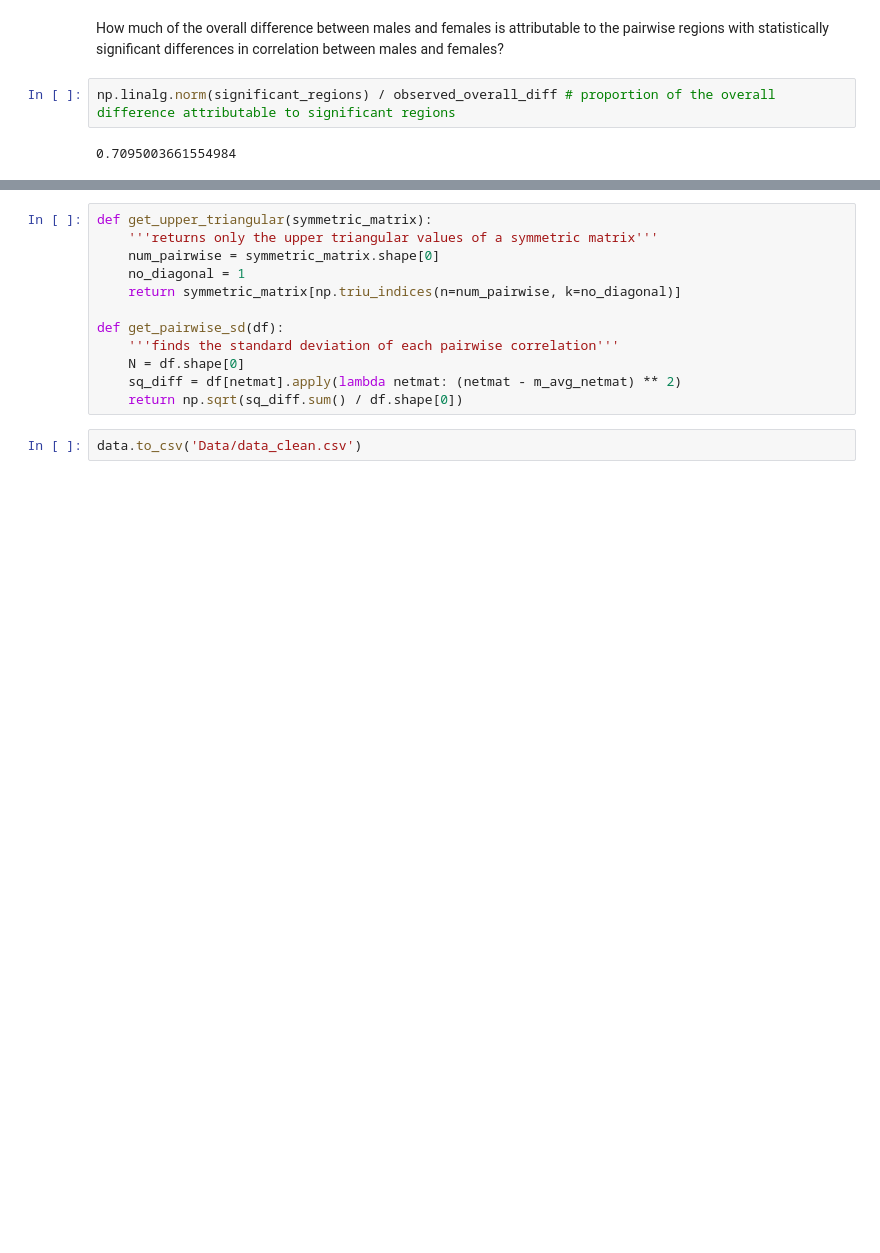
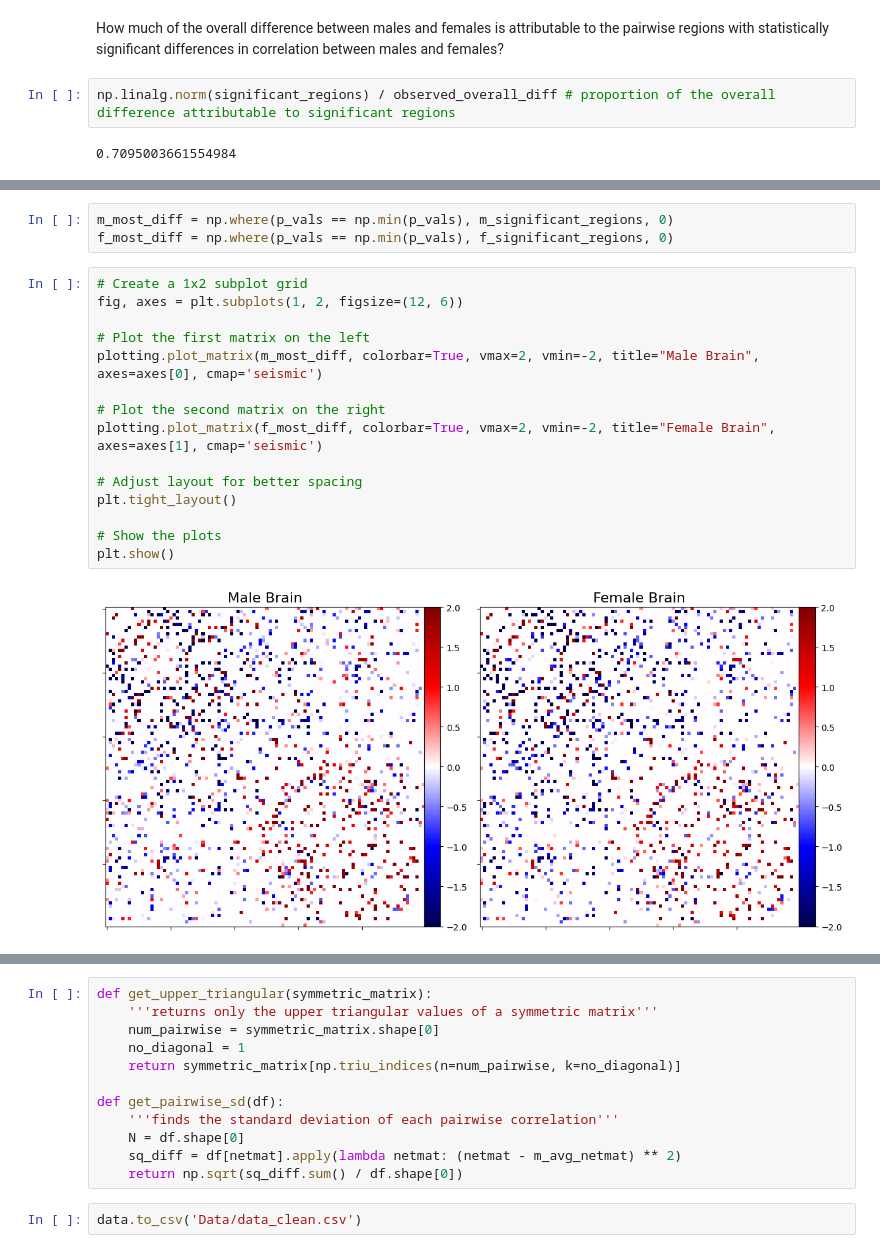
Before and after one commit to AndrewCheng02/DSC180B-Capstone-ProjectA09, a Jupyter notebook: HCP Data.ipynb, the cells around one changed output, grey strips where cells are left out. Cells and saved outputs as stored; diff of their text form; blank space fills up the shorter version.

```diff
--- a/HCP Data.ipynb
+++ b/HCP Data.ipynb
@@ -324,0 +353,20 @@ np.linalg.norm(significant_regions) / observed_overall_diff # proportion of the
+# %%
+m_most_diff = np.where(p_vals == np.min(p_vals), m_significant_regions, 0)
+f_most_diff = np.where(p_vals == np.min(p_vals), f_significant_regions, 0)
+# %%
+# Create a 1x2 subplot grid
+fig, axes = plt.subplots(1, 2, figsize=(12, 6))
+
+# Plot the first matrix on the left
+plotting.plot_matrix(m_most_diff, colorbar=True, vmax=2, vmin=-2, title="Male Brain", axes=axes[0], cmap='seismic')
+
+# Plot the second matrix on the right
+plotting.plot_matrix(f_most_diff, colorbar=True, vmax=2, vmin=-2, title="Female Brain", axes=axes[1], cmap='seismic')
+
+# Adjust layout for better spacing
+plt.tight_layout()
+
+# Show the plots
+plt.show()
+# %% [output]
+[figure, added]
```
Also changed, not shown: parts of 9 cells of this notebook.
